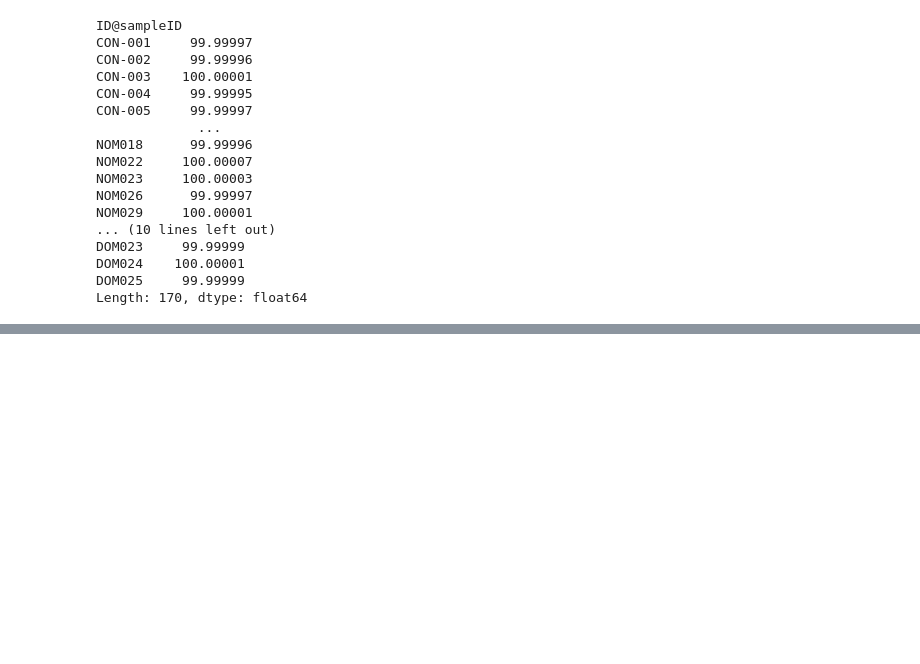
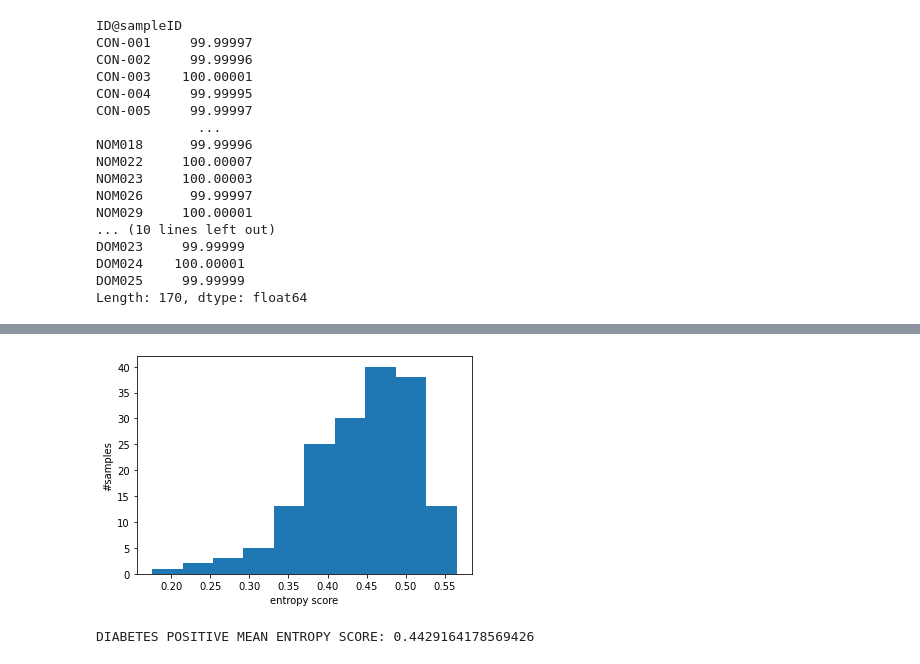
Before and after one commit to mangoflavoured/mangoflavoured.github.io, a Jupyter notebook: mmgraph_test.ipynb, the cells around one changed output, grey strips where cells are left out. Drawn from its saved outputs; the diff is of its cells as text; code cells hidden in the pictures; blank space fills up the shorter version.

```diff
--- a/mmgraph_test.ipynb
+++ b/mmgraph_test.ipynb
@@ -308,0 +329,9 @@ Length: 170, dtype: float64
+# %%
+plt.hist(entropy_list[1], 10)
+plt.xlabel("entropy score")
+plt.ylabel("#samples")
+plt.show()
+print("DIABETES POSITIVE MEAN ENTROPY SCORE: {}".format(np.mean(entropy_list[1])))
+# %% [output]
+[figure, added]
+DIABETES POSITIVE MEAN ENTROPY SCORE: 0.4429164178569426
```
Also changed, not shown: parts of 2 cells of this notebook.
